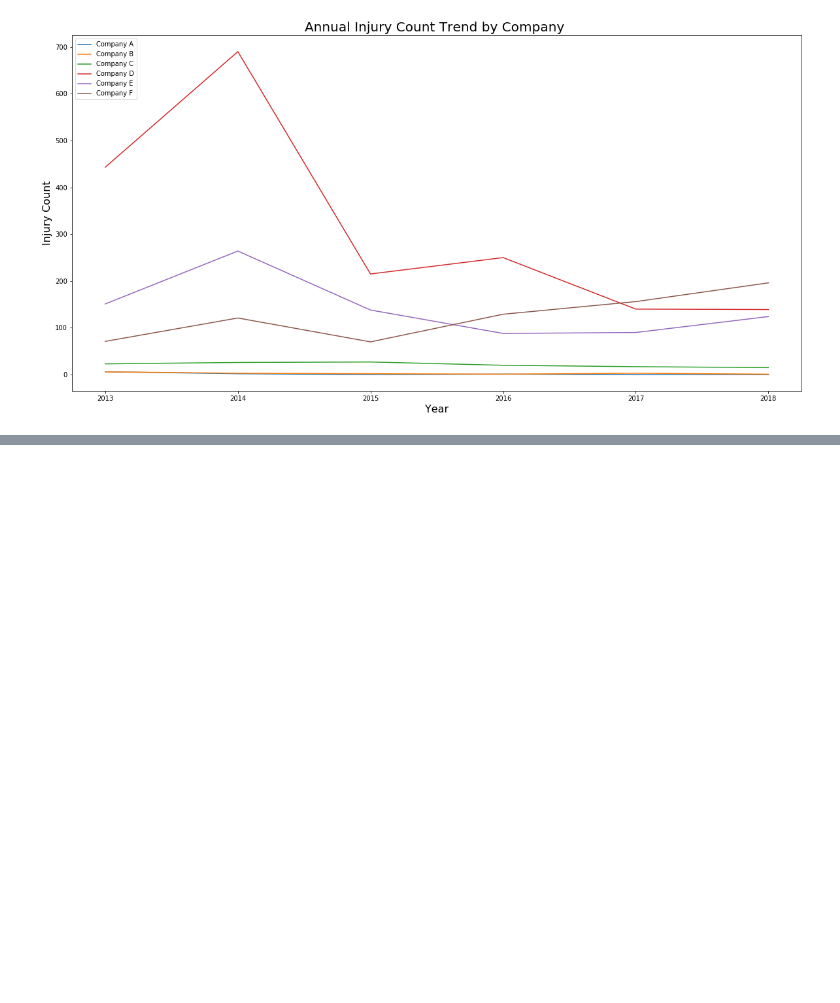
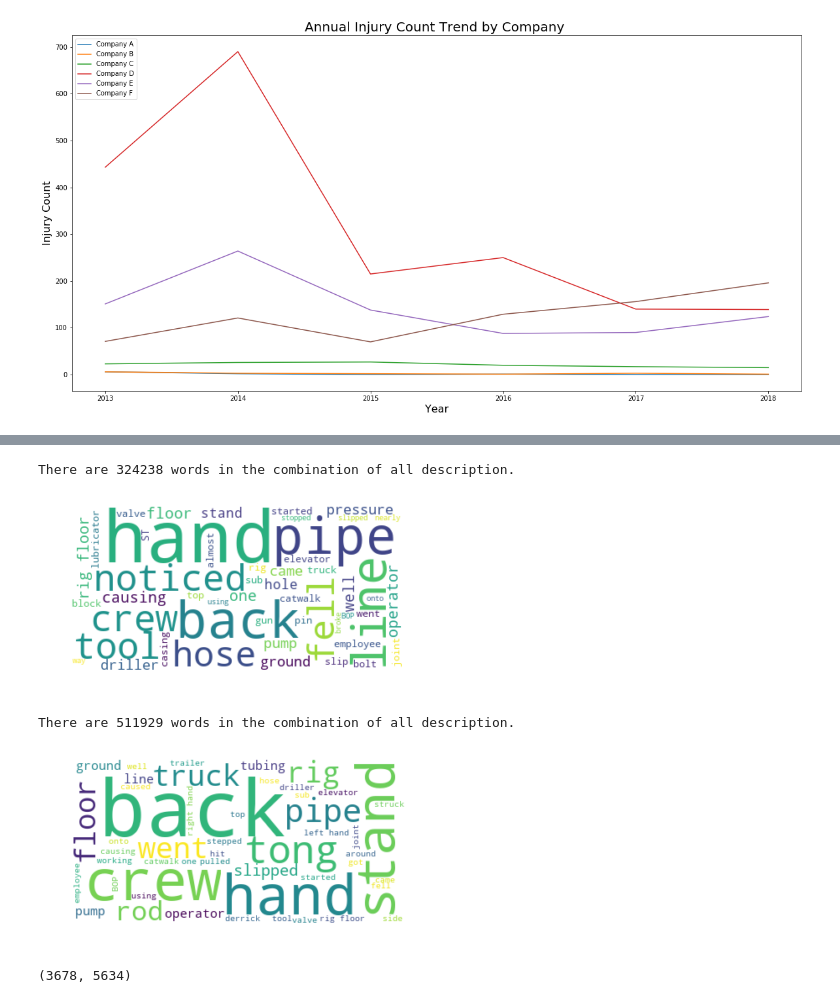
Before and after one commit to ist719-finalproject/FinalProject, a Jupyter notebook: IST718 Project - Kim,TS,Brandon,Amanda (1).ipynb, the cells around one changed output, grey strips where cells are left out. Drawn from its saved outputs; the diff is of its cells as text; code cells hidden in the pictures; blank space fills up the shorter version.

```diff
--- a/IST718 Project - Kim,TS,Brandon,Amanda (1).ipynb
+++ b/IST718 Project - Kim,TS,Brandon,Amanda (1).ipynb
@@ -39,3 +45,7 @@ MISS_PotentialImpact       1726 non-null object
 dtypes: datetime64[ns](2), float64(3), int64(4), object(14)
 memory usage: 661.0+ KB
 None
+# %%
+#Drop IncidentNo, IncidentSummary, InjuryDescripti
+incidentsDF = incidentsDF.drop(['IncidentNo', 'IncidentSummary','InjuryDescripti'], axis=1)
+incidentsDF
@@ -119,3 +146,7 @@ plt.ylabel('Injury Count', fontsize=16)
 plt.show()
 # %% [output]
 [figure]
+# %%
+#separate Incident and near miss
+nm = incidentsDF[incidentsDF['IncidentType'] == "Near Miss"]
+nm
@@ -121,0 +172,3 @@ plt.show()
+# %%
+inc = incidentsDF[incidentsDF['IncidentType'] != "Near Miss"]
+inc
@@ -121,0 +194,46 @@ plt.show()
+# %%
+#this function will take a column variable, concatenate all the injury descriptions, apply stop words
+#and generate a word cloud
+def myCloud (description):
+    text = " ".join(desc for desc in description)
+    print ("There are {} words in the combination of all description.".format(len(text)))
+
+    # Create stopword list:
+    stopwords = set(STOPWORDS)
+    stopwords.update(["employee","EE","IE"])
+
+    # Generate a word cloud image
+    wordcloud = WordCloud(stopwords=stopwords,  max_words=50, background_color="white").generate(text)
+
+    # Display the generated image:
+    plt.imshow(wordcloud, interpolation='bilinear')
+    plt.axis("off")
+    plt.show()
+# %%
+#word cloud for Near Miss
+myCloud(nm.IncidentDescription)
+
+#word cloud for Incident
+myCloud(inc.IncidentDescription)
+# %% [output]
+There are 324238 words in the combination of all description.
+[figure, added]
+There are 511929 words in the combination of all description.
+[figure, added]
+# %%
+#create a term document matrix
+
+#make InjuryDescription to become a list
+doc = incidentsDF.IncidentDescription.tolist()
+doc[:5]
+
+#tokenizer to remove unwanted elements from out data like symbols and numbers
+token = RegexpTokenizer(r'[a-zA-Z0-9]+')
+
+vec = CountVectorizer(lowercase=True,stop_words='english',ngram_range = (1,1),tokenizer = token.tokenize)
+X = vec.fit_transform(doc)
+
+tdm = pd.DataFrame(X.toarray(), columns=vec.get_feature_names())
+tdm.shape
+# %% [output]
+(3678, 5634)
```
Also changed, not shown: parts of 9 cells of this notebook.
